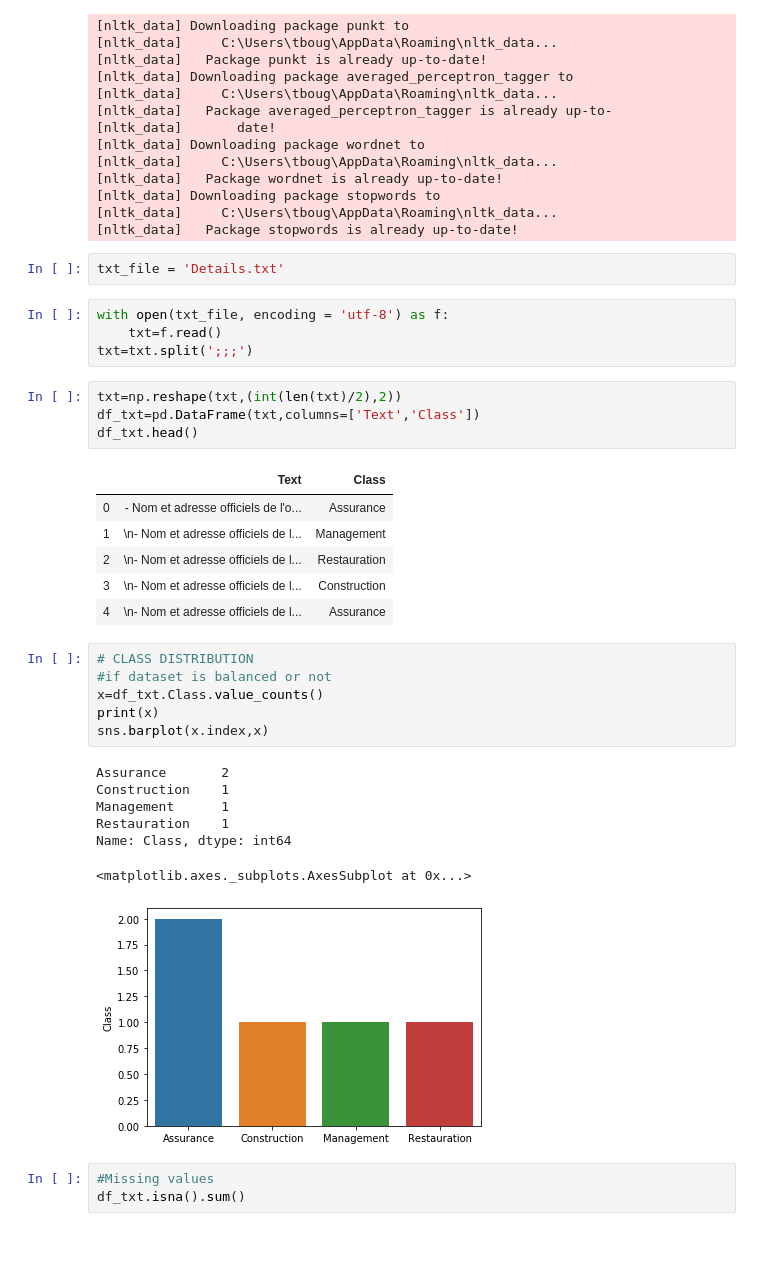
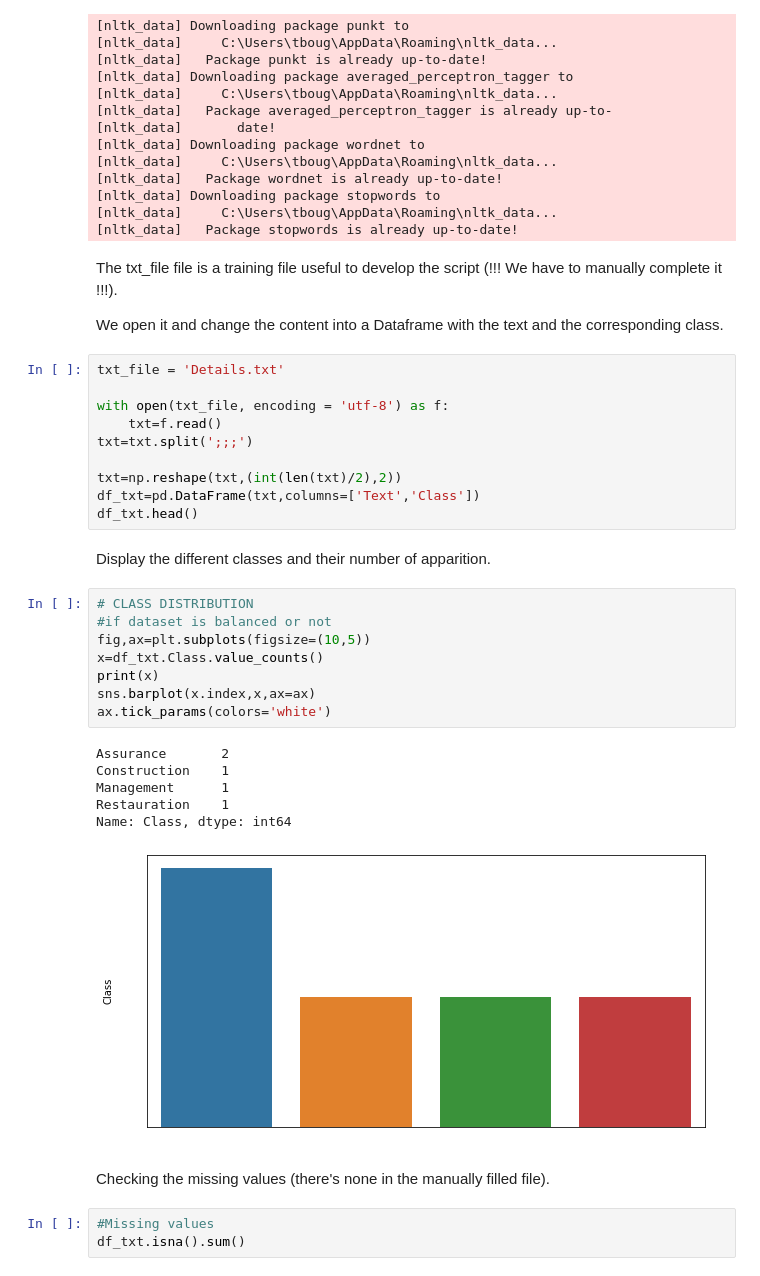
Before and after one commit to RaphaelBts/WebScraping, a Jupyter notebook: Traitement_detail_v02.ipynb, the cells around one changed output. Drawn from its saved outputs; the diff is of its cells as text; blank space fills up the shorter version.

Commit message:
Script avec les markdown

```diff
--- a/Traitement_detail_v02.ipynb
+++ b/Traitement_detail_v02.ipynb
@@ -49,37 +53,39 @@ from gensim.models import Word2Vec #Word2Vec is mostly used for huge datasets
 [nltk_data] Downloading package stopwords to
 [nltk_data]     C:\Users\tboug\AppData\Roaming\nltk_data...
 [nltk_data]   Package stopwords is already up-to-date!
-# %%
-txt_file = 'Details.txt'
+# %% [markdown]
+The txt_file file is a training file useful to develop the script (!!! We have to manually complete it !!!).
+
+We open it and change the content into a Dataframe with the text and the corresponding class.
 # %%
+txt_file = 'Details.txt'
+
 with open(txt_file, encoding = 'utf-8') as f:
     txt=f.read()
 txt=txt.split(';;;')
+
+txt=np.reshape(txt,(int(len(txt)/2),2))
+df_txt=pd.DataFrame(txt,columns=['Text','Class'])
+df_txt.head()
-# %%
-txt=np.reshape(txt,(int(len(txt)/2),2))
-df_txt=pd.DataFrame(txt,columns=['Text','Class'])
-df_txt.head()
-# %% [output]
-|  | Text | Class |
-| 0 | - Nom et adresse officiels de l'o... | Assurance |
-| 1 | \n- Nom et adresse officiels de l... | Management |
-| 2 | \n- Nom et adresse officiels de l... | Restauration |
-| 3 | \n- Nom et adresse officiels de l... | Construction |
-| 4 | \n- Nom et adresse officiels de l... | Assurance |
+# %% [markdown]
+Display the different classes and their number of apparition.
 # %%
 # CLASS DISTRIBUTION
 #if dataset is balanced or not
+fig,ax=plt.subplots(figsize=(10,5))
 x=df_txt.Class.value_counts()
 print(x)
-sns.barplot(x.index,x)
+sns.barplot(x.index,x,ax=ax)
+ax.tick_params(colors='white')
 # %% [output]
 Assurance       2
 Construction    1
 Management      1
 Restauration    1
 Name: Class, dtype: int64
-<matplotlib.axes._subplots.AxesSubplot at 0x...>
-[figure, old version]
+[figure, new version]
+# %% [markdown]
+Checking the missing values (there's none in the manually filled file).
 # %%
 #Missing values
 df_txt.isna().sum()
```
Also changed, not shown: parts of 3 cells of this notebook.
